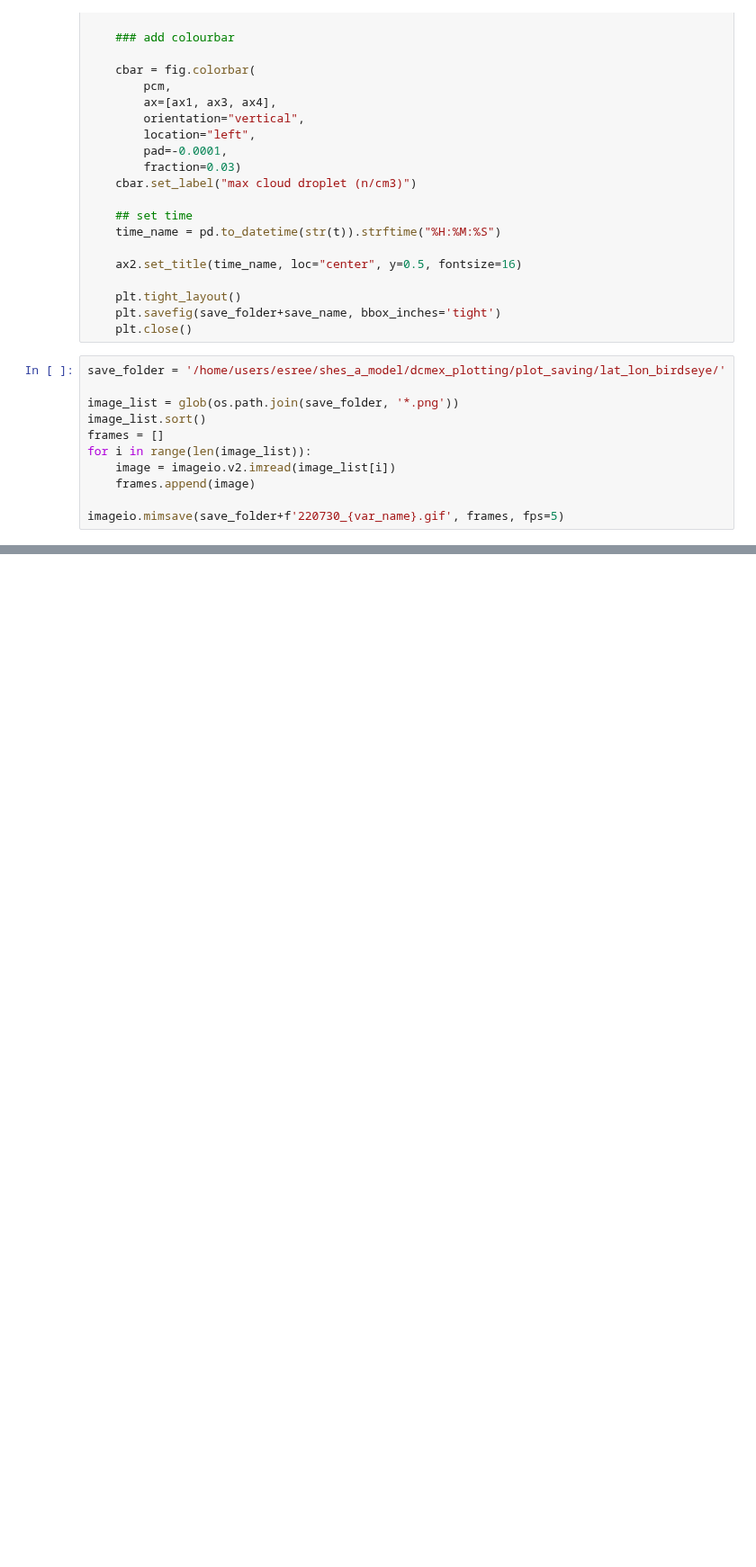
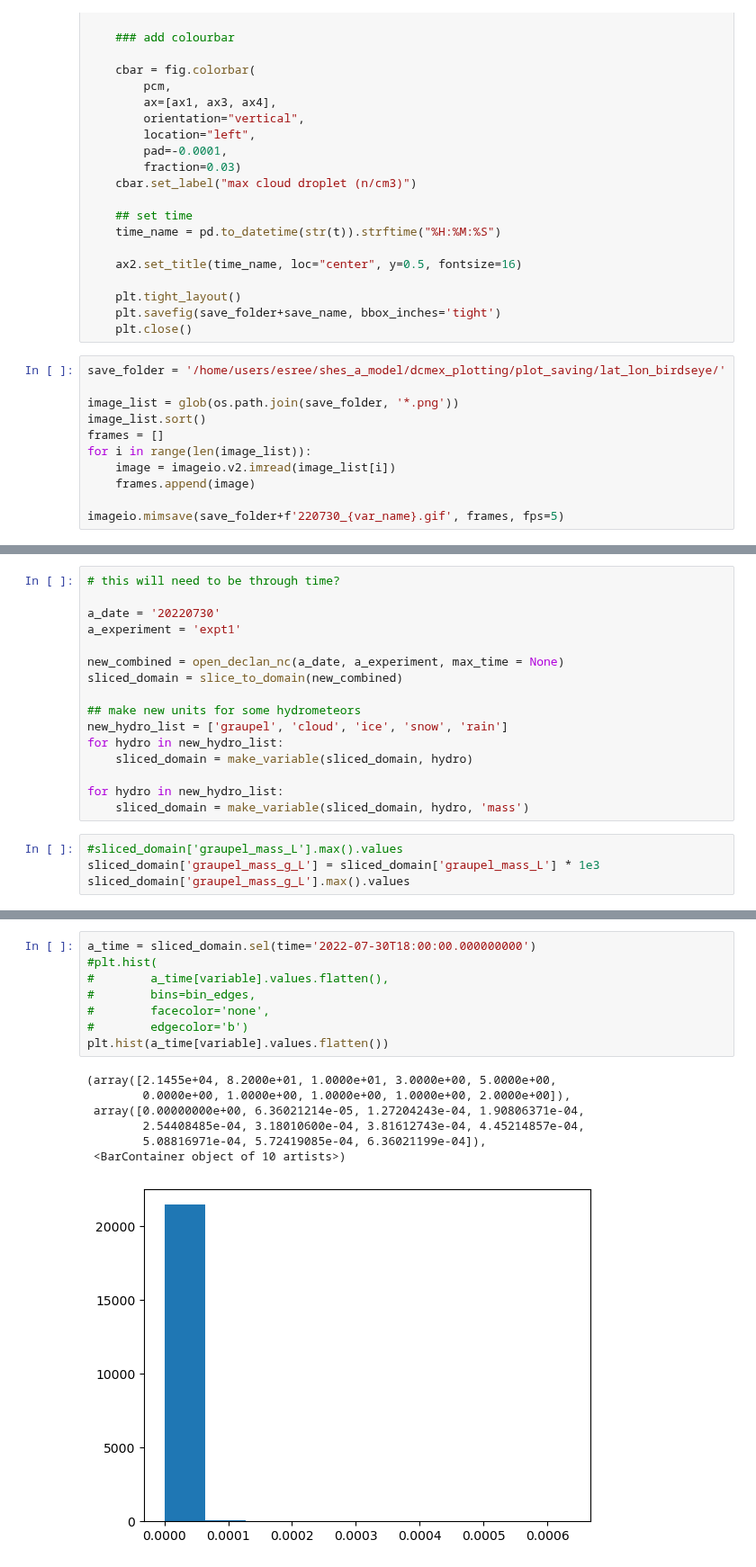
Before and after one commit to ezriri/shes_a_model, a Jupyter notebook: dcmex_plotting/gatthering_code.ipynb, the cells around one changed output, grey strips where cells are left out. Shown at 90% size. Saved outputs shown, nothing was run; the diff lists cells and outputs as text; blank space fills up the shorter version.

```diff
--- a/dcmex_plotting/gatthering_code.ipynb
+++ b/dcmex_plotting/gatthering_code.ipynb
@@ -843,0 +844,20 @@ imageio.mimsave(save_folder+f'220730_{var_name}.gif', frames, fps=5)
+# %%
+# this will need to be through time?
+
+a_date = '20220730'
+a_experiment = 'expt1'
+
+new_combined = open_declan_nc(a_date, a_experiment, max_time = None)
+sliced_domain = slice_to_domain(new_combined)
+
+## make new units for some hydrometeors
+new_hydro_list = ['graupel', 'cloud', 'ice', 'snow', 'rain']
+for hydro in new_hydro_list:
+    sliced_domain = make_variable(sliced_domain, hydro)
+
+for hydro in new_hydro_list:
+    sliced_domain = make_variable(sliced_domain, hydro, 'mass')
+# %%
+#sliced_domain['graupel_mass_L'].max().values
+sliced_domain['graupel_mass_g_L'] = sliced_domain['graupel_mass_L'] * 1e3
+sliced_domain['graupel_mass_g_L'].max().values
@@ -843,0 +886,16 @@ imageio.mimsave(save_folder+f'220730_{var_name}.gif', frames, fps=5)
+# %%
+a_time = sliced_domain.sel(time='2022-07-30T18:00:00.000000000')
+#plt.hist(
+#        a_time[variable].values.flatten(),
+#        bins=bin_edges,
+#        facecolor='none',
+#        edgecolor='b')
+plt.hist(a_time[variable].values.flatten())
+# %% [output]
+(array([2.1455e+04, 8.2000e+01, 1.0000e+01, 3.0000e+00, 5.0000e+00,
+        0.0000e+00, 1.0000e+00, 1.0000e+00, 1.0000e+00, 2.0000e+00]),
+ array([0.00000000e+00, 6.36021214e-05, 1.27204243e-04, 1.90806371e-04,
+        2.54408485e-04, 3.18010600e-04, 3.81612743e-04, 4.45214857e-04,
+        5.08816971e-04, 5.72419085e-04, 6.36021199e-04]),
+ <BarContainer object of 10 artists>)
+[figure, added]
```
Also changed, not shown: parts of 6 cells of this notebook, 6 other files.
